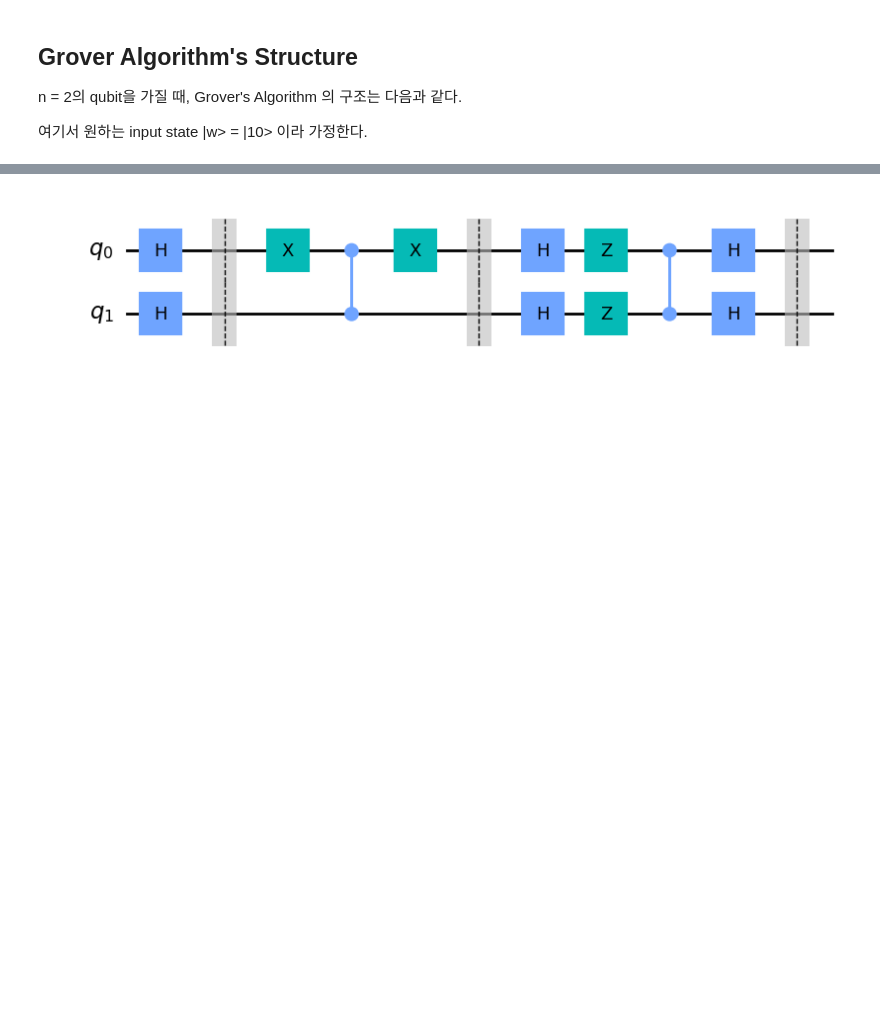
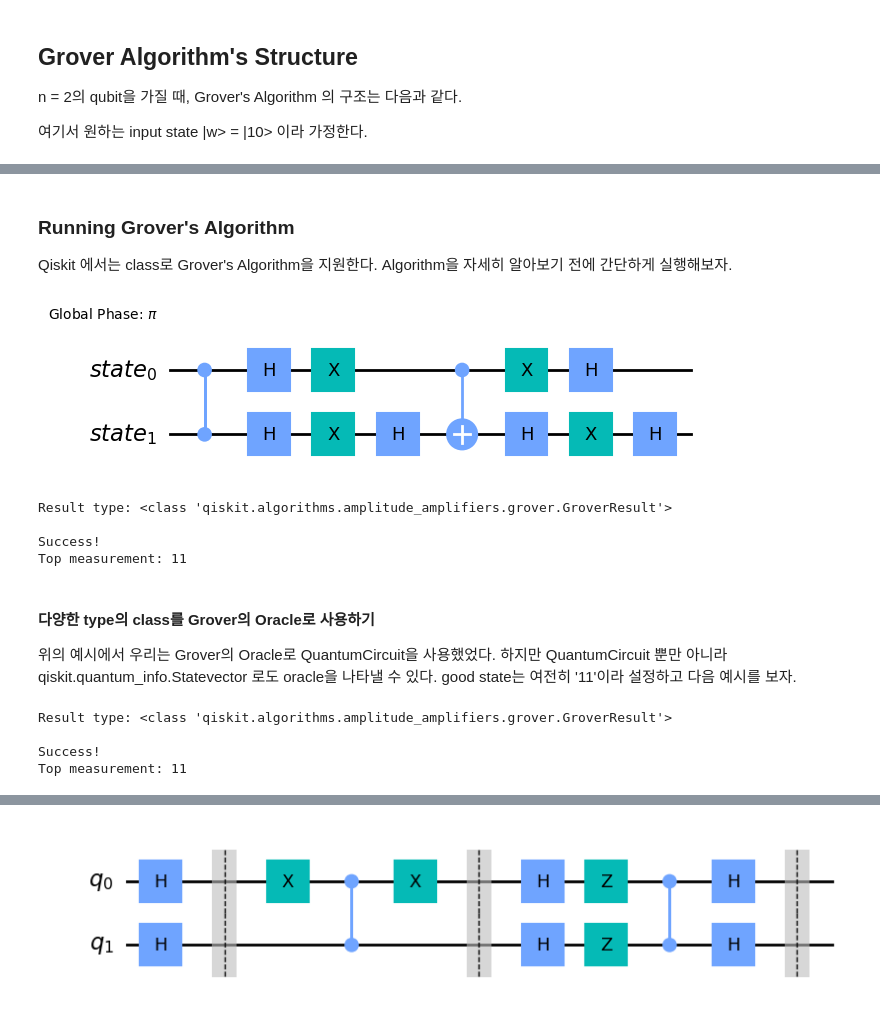
Before and after one commit to ksm999/QuantumComputing, a Jupyter notebook: 2. Grover's_Algorithm.ipynb, the cells around one changed output, grey strips where cells are left out. Drawn from its saved outputs; the diff is of its cells as text; code cells hidden in the pictures; blank space fills up the shorter version.

```diff
--- a/2. Grover's_Algorithm.ipynb
+++ b/2. Grover's_Algorithm.ipynb
@@ -111,0 +124,63 @@ Requirement already satisfied: pylatexenc in /usr/local/lib/python3.10/dist-pack
+# %% [markdown]
+### Running Grover's Algorithm
+
+Qiskit 에서는 class로 Grover's Algorithm을 지원한다.
+Algorithm을 자세히 알아보기 전에 간단하게 실행해보자.
+# %%
+from qiskit import QuantumCircuit
+from qiskit.algorithms import AmplificationProblem # Diffuser Maybe?
+
+# 우리가 찾고싶은 good state 를 '11'이라 정의한다.
+good_state = ['11']
+
+# good state에 알맞은 oracle을 정의한다.
+oracle = QuantumCircuit(2)
+oracle.cz(0,1)  # good state에 따라 oracle의 구조는 달라진다는 것을 미리 일러둔다.
+
+# Grover's algorithm 을 정의한다.
+problem = AmplificationProblem(oracle, is_good_state=good_state)
+
+# Grover's algorithm이 완성되었다. 실행해보기 전에 algorithm이 어떻게 이루어졌는지 다음 코드를 통해 확인해보자.
+problem.grover_operator.decompose().draw(output='mpl')
+# %% [output]
+[figure, added]
+# %%
+# backend를 지정하고, Grover의 runn method를 backend와 함께 호출하여 circuit을 실행한다.
+# return된 result의 type은 GroverResult이다.
+
+from qiskit.algorithms import Grover
+from qiskit.primitives import Sampler
+
+grover = Grover(sampler=Sampler())
+result = grover.amplify(problem)
+print('Result type:', type(result))
+print()
+print('Success!' if result.oracle_evaluation else 'Failure!')
+print('Top measurement:', result.top_measurement)
+# %% [output]
+Result type: <class 'qiskit.algorithms.amplitude_amplifiers.grover.GroverResult'>
+
+Success!
+Top measurement: 11
+# %% [markdown]
+#### 다양한 type의 class를 Grover의 Oracle로 사용하기
+
+위의 예시에서 우리는 Grover의 Oracle로 QuantumCircuit을 사용했었다.
+하지만 QuantumCircuit 뿐만 아니라 qiskit.quantum_info.Statevector 로도 oracle을 나타낼 수 있다.
+good state는 여전히 '11'이라 설정하고 다음 예시를 보자.
+# %%
+from qiskit.quantum_info import Statevector
+oracle = Statevector.from_label('11')
+problem = AmplificationProblem(oracle, is_good_state=['11'])
+
+grover = Grover(sampler=Sampler())
+result = grover.amplify(problem)
+print('Result type:', type(result))
+print()
+print('Success!' if result.oracle_evaluation else 'Failure!')
+print('Top measurement:', result.top_measurement)
+# %% [output]
+Result type: <class 'qiskit.algorithms.amplitude_amplifiers.grover.GroverResult'>
+
+Success!
+Top measurement: 11
```
Also changed, not shown: parts of 24 cells of this notebook.
